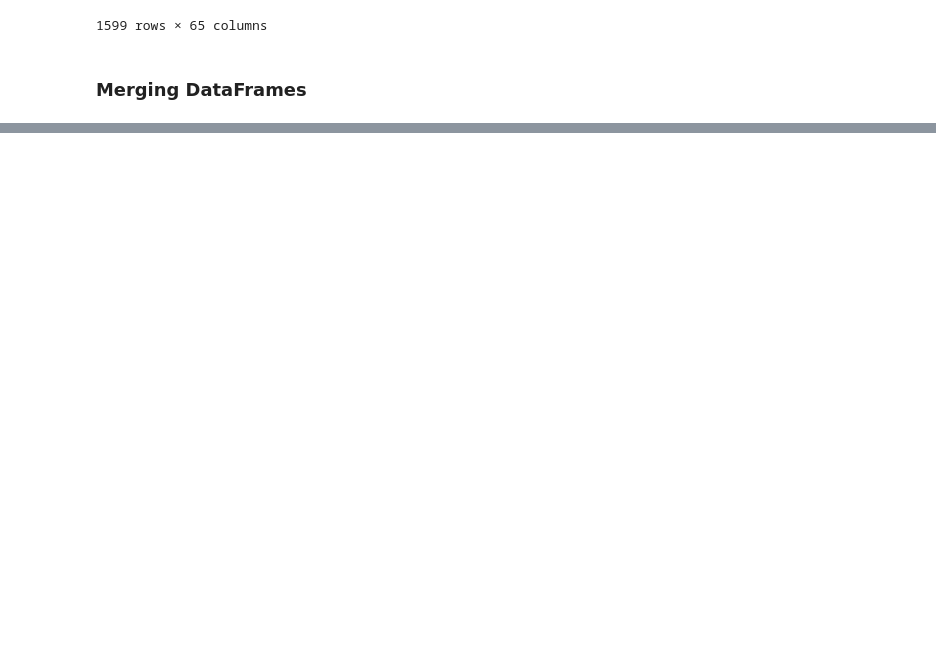
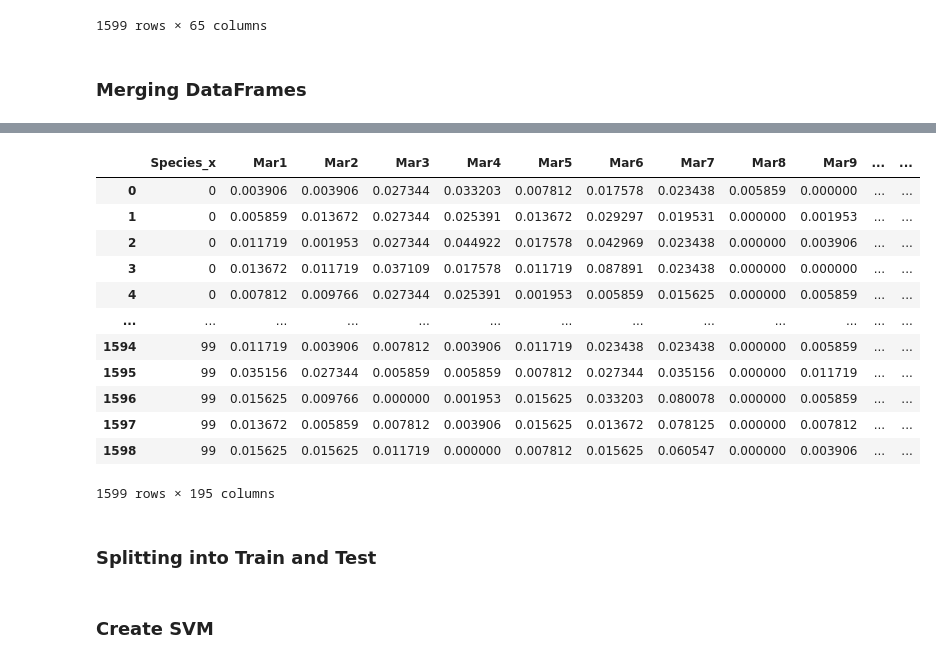
Before and after one commit to thesuhas/Leaf-Classification-Medicinal, a Jupyter notebook: svc.ipynb, the cells around one changed output, grey strips where cells are left out. Saved outputs shown, nothing was run; the diff lists cells and outputs as text; code cells hidden in the pictures; blank space fills up the shorter version.

```diff
--- a/svc.ipynb
+++ b/svc.ipynb
@@ -99,0 +108,31 @@ df = pd.merge(df, df3, left_index=True, right_index=True, how=)
+# %%
+col = []
+
+for c in df.columns:
+    col.append(c)
+
+y = df[col[0]]
+X = df[col[1:]]
+# %%
+le.fit(y)
+species = le.classes_
+# %%
+df['Species_x'] = le.transform(y)
+# %%
+df
+# %% [output]
+|  | Species_x | Mar1 | Mar2 | Mar3 | Mar4 | Mar5 | Mar6 | Mar7 | Mar8 | Mar9 | ... | ... |
+| 0 | 0 | 0.003906 | 0.003906 | 0.027344 | 0.033203 | 0.007812 | 0.017578 | 0.023438 | 0.005859 | 0.000000 | ... | ... |
+| 1 | 0 | 0.005859 | 0.013672 | 0.027344 | 0.025391 | 0.013672 | 0.029297 | 0.019531 | 0.000000 | 0.001953 | ... | ... |
+| 2 | 0 | 0.011719 | 0.001953 | 0.027344 | 0.044922 | 0.017578 | 0.042969 | 0.023438 | 0.000000 | 0.003906 | ... | ... |
+| 3 | 0 | 0.013672 | 0.011719 | 0.037109 | 0.017578 | 0.011719 | 0.087891 | 0.023438 | 0.000000 | 0.000000 | ... | ... |
+| 4 | 0 | 0.007812 | 0.009766 | 0.027344 | 0.025391 | 0.001953 | 0.005859 | 0.015625 | 0.000000 | 0.005859 | ... | ... |
+| ... | ... | ... | ... | ... | ... | ... | ... | ... | ... | ... | ... | ... |
+| 1594 | 99 | 0.011719 | 0.003906 | 0.007812 | 0.003906 | 0.011719 | 0.023438 | 0.023438 | 0.000000 | 0.005859 | ... | ... |
+| 1595 | 99 | 0.035156 | 0.027344 | 0.005859 | 0.005859 | 0.007812 | 0.027344 | 0.035156 | 0.000000 | 0.011719 | ... | ... |
+| 1596 | 99 | 0.015625 | 0.009766 | 0.000000 | 0.001953 | 0.015625 | 0.033203 | 0.080078 | 0.000000 | 0.005859 | ... | ... |
+| 1597 | 99 | 0.013672 | 0.005859 | 0.007812 | 0.003906 | 0.015625 | 0.013672 | 0.078125 | 0.000000 | 0.007812 | ... | ... |
+| 1598 | 99 | 0.015625 | 0.015625 | 0.011719 | 0.000000 | 0.007812 | 0.015625 | 0.060547 | 0.000000 | 0.003906 | ... | ... |
+1599 rows × 195 columns
+# %% [markdown]
+### Splitting into Train and Test
@@ -99,0 +143,2 @@ df = pd.merge(df, df3, left_index=True, right_index=True, how=)
+# %% [markdown]
+### Create SVM
```
Also changed, not shown: parts of 9 cells of this notebook.
